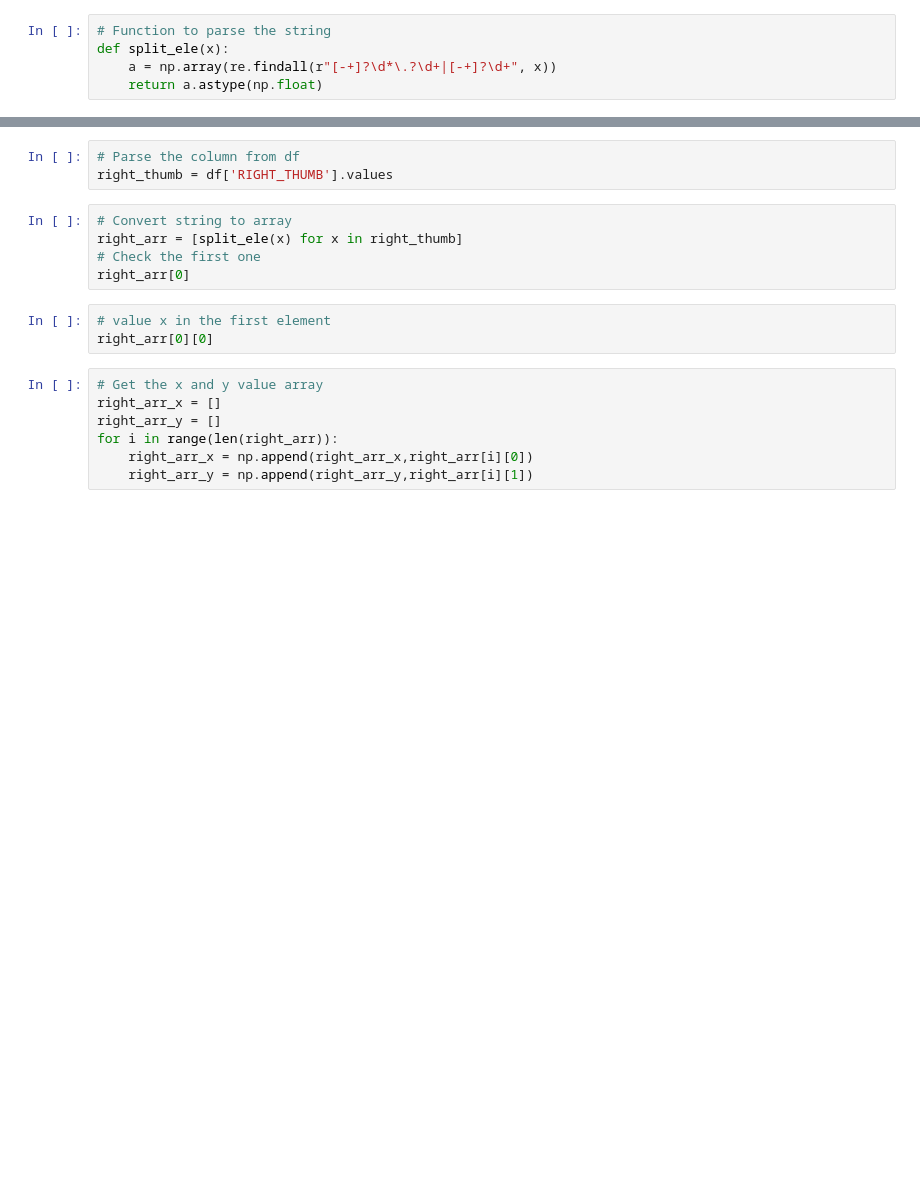
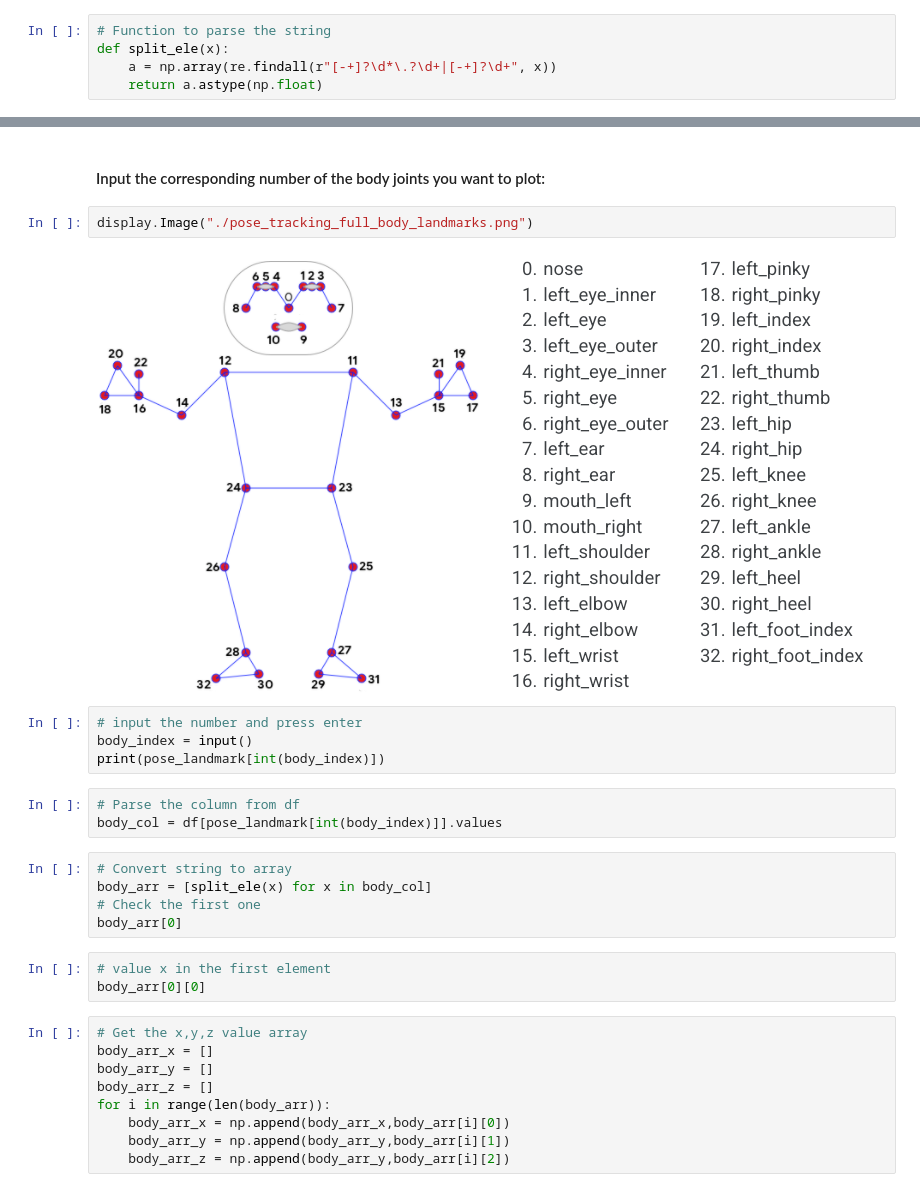
Before and after one commit to uscmakers/ReverseChoreography, a Jupyter notebook: parser.ipynb, the cells around one changed output, grey strips where cells are left out. Saved outputs shown, nothing was run; the diff lists cells and outputs as text; blank space fills up the shorter version.

Commit message:
add input menu and a body landmark image

```diff
--- a/parser.ipynb
+++ b/parser.ipynb
@@ -15,20 +21,32 @@ def split_ele(x):
+# %% [markdown]
+#### Input the corresponding number of the body joints you want to plot:
+# %%
+display.Image("./pose_tracking_full_body_landmarks.png")
+# %% [output]
+[figure, added]
+# %%
+# input the number and press enter
+body_index = input()
+print(pose_landmark[int(body_index)])
 # %%
 # Parse the column from df
-right_thumb = df['RIGHT_THUMB'].values
+body_col = df[pose_landmark[int(body_index)]].values
 # %%
 # Convert string to array
-right_arr = [split_ele(x) for x in right_thumb]
+body_arr = [split_ele(x) for x in body_col]
 # Check the first one
-right_arr[0]
+body_arr[0]
 # %%
 # value x in the first element
-right_arr[0][0]
+body_arr[0][0]
 # %%
-# Get the x and y value array
-right_arr_x = []
-right_arr_y = []
-for i in range(len(right_arr)):
-    right_arr_x = np.append(right_arr_x,right_arr[i][0])
-    right_arr_y = np.append(right_arr_y,right_arr[i][1])
+# Get the x,y,z value array
+body_arr_x = []
+body_arr_y = []
+body_arr_z = []
+for i in range(len(body_arr)):
+    body_arr_x = np.append(body_arr_x,body_arr[i][0])
+    body_arr_y = np.append(body_arr_y,body_arr[i][1])
+    body_arr_z = np.append(body_arr_y,body_arr[i][2])
 # %%
 # Plot x
```
Also changed, not shown: parts of 6 cells of this notebook, 1 other file.
